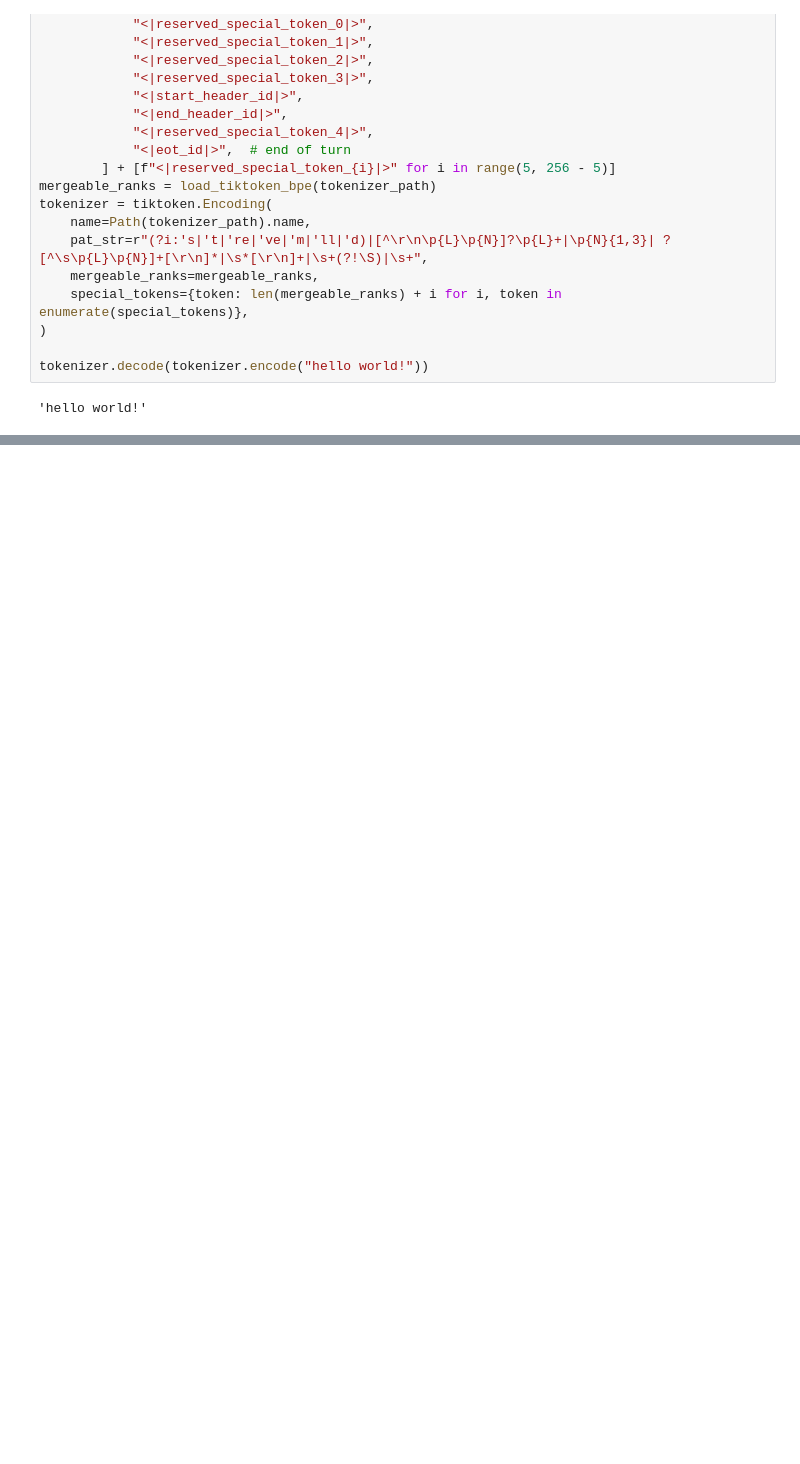
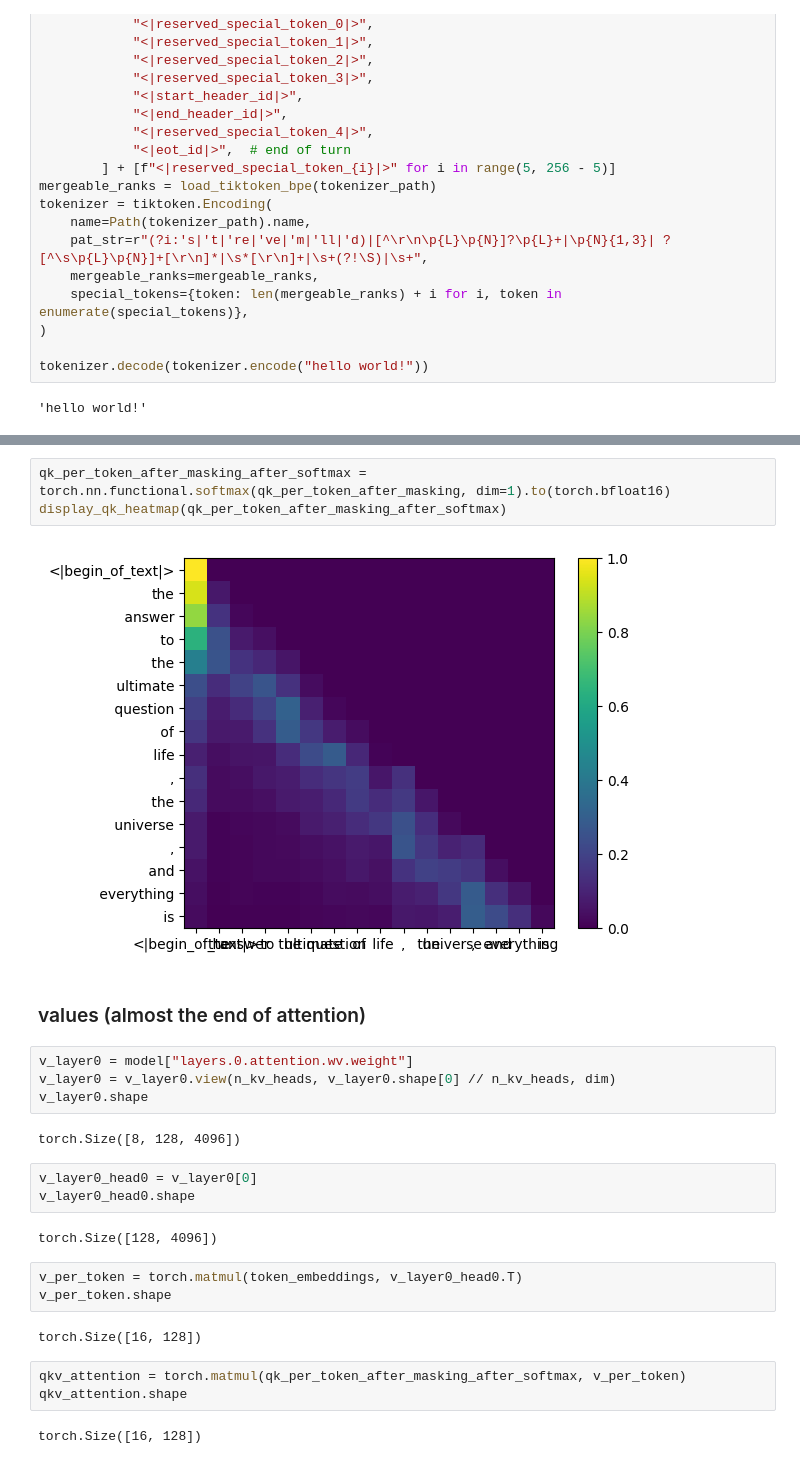
Before and after one commit to XavierZXY/llama3-from-scratch, a Jupyter notebook: llama3-scratch.ipynb, the cells around one changed output, grey strips where cells are left out. Saved outputs shown, nothing was run; the diff lists cells and outputs as text; blank space fills up the shorter version.

```diff
--- a/llama3-scratch.ipynb
+++ b/llama3-scratch.ipynb
@@ -35,0 +321,28 @@ tokenizer.decode(tokenizer.encode("hello world!"))
+# %%
+qk_per_token_after_masking_after_softmax = torch.nn.functional.softmax(qk_per_token_after_masking, dim=1).to(torch.bfloat16)
+display_qk_heatmap(qk_per_token_after_masking_after_softmax)
+# %% [output]
+[figure, added]
+# %% [markdown]
+### values (almost the end of attention)
+# %%
+v_layer0 = model["layers.0.attention.wv.weight"]
+v_layer0 = v_layer0.view(n_kv_heads, v_layer0.shape[0] // n_kv_heads, dim)
+v_layer0.shape
+# %% [output]
+torch.Size([8, 128, 4096])
+# %%
+v_layer0_head0 = v_layer0[0]
+v_layer0_head0.shape
+# %% [output]
+torch.Size([128, 4096])
+# %%
+v_per_token = torch.matmul(token_embeddings, v_layer0_head0.T)
+v_per_token.shape
+# %% [output]
+torch.Size([16, 128])
+# %%
+qkv_attention = torch.matmul(qk_per_token_after_masking_after_softmax, v_per_token)
+qkv_attention.shape
+# %% [output]
+torch.Size([16, 128])
```
Also changed, not shown: parts of 63 cells of this notebook.
